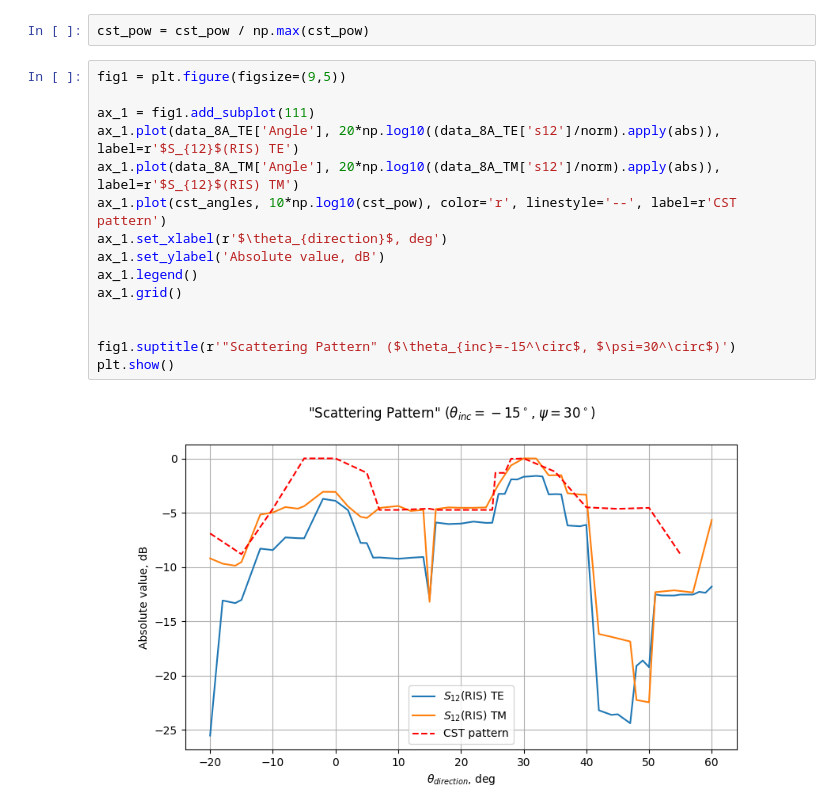
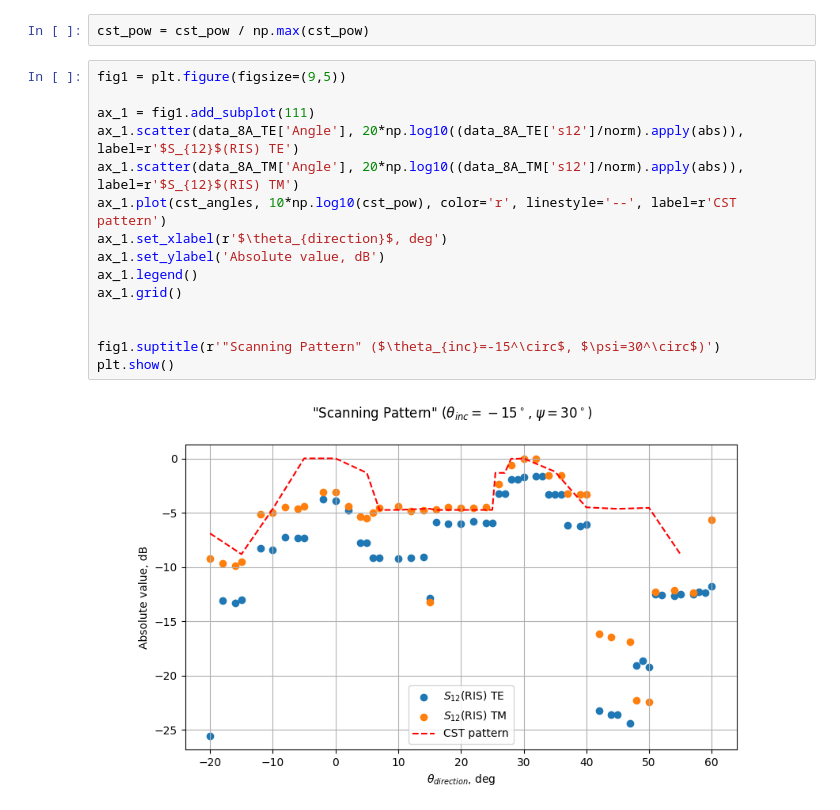
Before and after one commit to isvoropaev02/post_processing_RIS, a Jupyter notebook: 2oct/sc_p_inc-15deg.ipynb, the cells around one changed output. Drawn from its saved outputs; the diff is of its cells as text.

```diff
--- a/2oct/sc_p_inc-15deg.ipynb
+++ b/2oct/sc_p_inc-15deg.ipynb
@@ -173,17 +173,17 @@ cst_pow = cst_pow / np.max(cst_pow)
 # %%
 fig1 = plt.figure(figsize=(9,5))
 
 ax_1 = fig1.add_subplot(111)
-ax_1.plot(data_8A_TE['Angle'], 20*np.log10((data_8A_TE['s12']/norm).apply(abs)), label=r'$S_{12}$(RIS) TE')
-ax_1.plot(data_8A_TM['Angle'], 20*np.log10((data_8A_TM['s12']/norm).apply(abs)), label=r'$S_{12}$(RIS) TM')
+ax_1.scatter(data_8A_TE['Angle'], 20*np.log10((data_8A_TE['s12']/norm).apply(abs)), label=r'$S_{12}$(RIS) TE')
+ax_1.scatter(data_8A_TM['Angle'], 20*np.log10((data_8A_TM['s12']/norm).apply(abs)), label=r'$S_{12}$(RIS) TM')
 ax_1.plot(cst_angles, 10*np.log10(cst_pow), color='r', linestyle='--', label=r'CST pattern')
 ax_1.set_xlabel(r'$\theta_{direction}$, deg')
 ax_1.set_ylabel('Absolute value, dB')
 ax_1.legend()
 ax_1.grid()
 
 
-fig1.suptitle(r'"Scattering Pattern" ($\theta_{inc}=-15^\circ$, $\psi=30^\circ$)')
+fig1.suptitle(r'"Scanning Pattern" ($\theta_{inc}=-15^\circ$, $\psi=30^\circ$)')
 plt.show()
 # %% [output]
-[figure, old version]
+[figure, new version]
```
Also changed, not shown: 2 other files.
